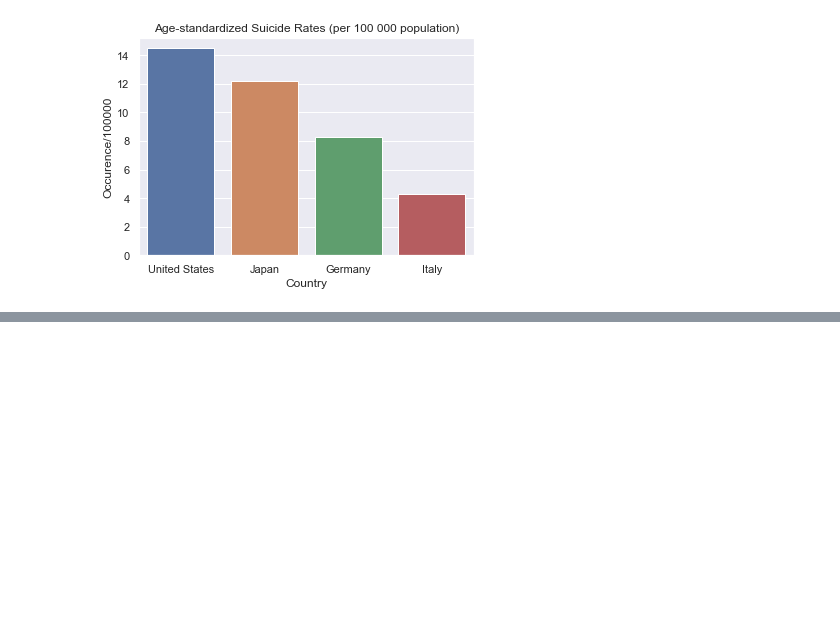
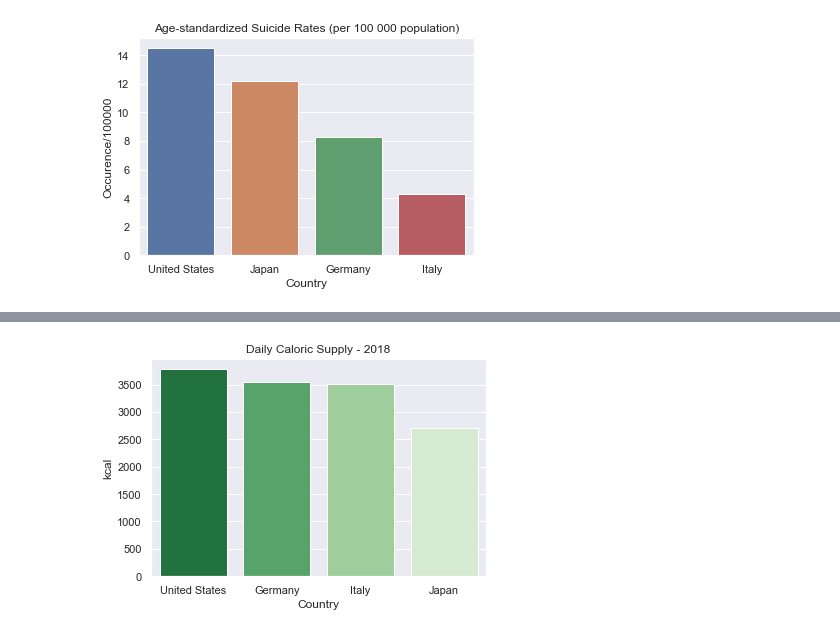
Before and after one commit to Davide011/social_data_project, a Jupyter notebook: life_ex.ipynb, the cells around one changed output, grey strips where cells are left out. Cells and saved outputs as stored; diff of their text form; code cells hidden in the pictures; blank space fills up the shorter version.

Commit message:
Added more bar plots

```diff
--- a/life_ex.ipynb
+++ b/life_ex.ipynb
@@ -308,3 +308,8 @@ plt.xlabel('Country')
 plt.show()
 # %% [output]
 [figure]
+# %%
+kalo = pd.read_csv('data/daily-per-capita-caloric-supply.csv')
+# %%
+kalo = kalo[kalo['Year']==2018]
+kalo
@@ -310,0 +330,3 @@ plt.show()
+# %%
+kalo = kalo[kalo['Entity'].isin(['United States', 'Japan', 'Germany', 'Italy'])]
+kalo
@@ -310,0 +339,8 @@ plt.show()
+# %%
+# sort by Prevalence of insufficient physical activity among adults aged 18+ years (age-standardized estimate) (%)
+kalo.sort_values(by='Daily caloric supply (OWID based on UN FAO & historical sources)', ascending = False, inplace=True)
+
+# reset index
+kalo.reset_index(drop=True, inplace=True)
+
+kalo
@@ -310,0 +357,9 @@ plt.show()
+# %%
+# Make bar plot with countries on x axis and Prevalence of insufficient physical activity among adults aged 18+ years (age-standardized estimate) (%) on y axis in sns theme
+sns.barplot(data=kalo, x='Entity', y='Daily caloric supply (OWID based on UN FAO & historical sources)', palette="Greens_r")
+plt.title('Daily Caloric Supply - 2018')
+plt.ylabel('kcal')
+plt.xlabel('Country')
+plt.show()
+# %% [output]
+[figure, added]
```
Also changed, not shown: parts of 8 cells of this notebook, 6 other files.
